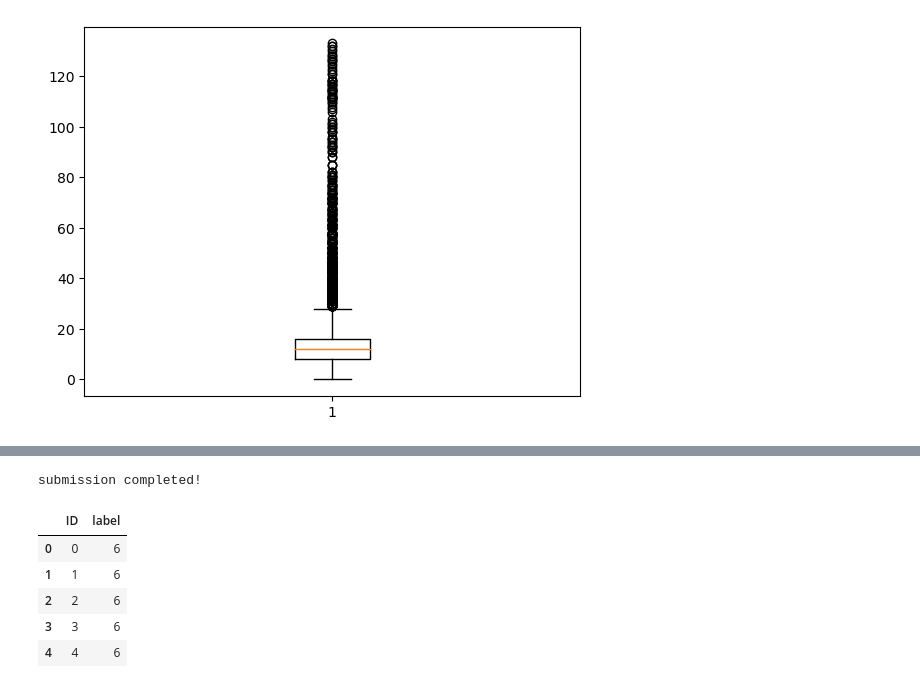
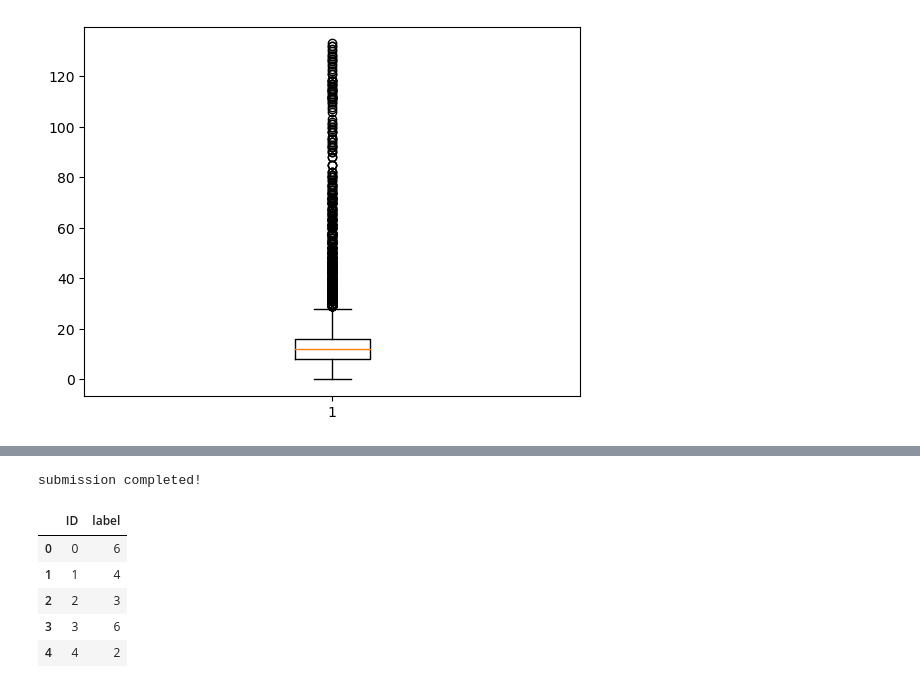
Before and after one commit to dkqp/Kaggle, a Jupyter notebook: notebooks/discrimination.ipynb, the cells around one changed output, grey strips where cells are left out. Drawn from its saved outputs; the diff is of its cells as text; code cells hidden in the pictures.

Commit message:
discrimination/submit_1

```diff
--- a/notebooks/discrimination.ipynb
+++ b/notebooks/discrimination.ipynb
@@ -298,7 +298,7 @@ model_glove = RNN_LSTM_attention(
     output_dim=num_classes,
     num_layers=3,
     bidirectional=False,
-    dropout=0.1
+    dropout=0.2
 )
 # %%
 summary(model_w2v), summary(model_glove)
@@ -321,13 +321,13 @@ summary(model_w2v), summary(model_glove)
  Non-trainable params: 35,804,300
  =================================================================)
 # %%
-model = model_w2v
+model = model_glove
 
 tuning_results = engine.HP_tune_train(
     model=model,
     model_generator=None,
     model_weights=None,
-    model_name='LSTM_attention_w2v_discrimination',
+    model_name='LSTM_bi_attention_glove_discrimination',
     train_dataset=train_dataset_sub,
     test_dataset=val_dataset_sub,
     class_names=class_names,
@@ -360,3 +379,6 @@ KeyboardInterrupt:
 133 0 13.616570327552987 112.99749035680739
 55 / 15570
 [figure]
+# %%
+loaded_weight = torch.load('..\models\discrimination\LSTM_attention_glove_discrimination_LR_0.0001_WD_0.0001_BS_64_GA_1_EPOCH_0_TEST-ACC_0.7751.pth')
+model.load_state_dict(loaded_weight)
@@ -384,3 +408,6 @@ with torch.inference_mode():
 
     test_logits = model(torch.tensor(indices).unsqueeze(0).to(device))
     labels.append(class_names[torch.argmax(test_logits.squeeze(0).cpu())])
+# %%
+test_data['label'] = [idx_to_class[label] for label in labels]
+test_data
@@ -387,13 +428,13 @@ with torch.inference_mode():
 # %%
 submission_data = pd.DataFrame({'ID': range(len(test_data)), 'label': labels})
-submission_data.to_csv('../submissions/discrimination/submission.csv')
+submission_data.to_csv('../submissions/discrimination/submission.csv', index=False)
 print('submission completed!')
 submission_data.head()
 # %% [output]
 submission completed!
 |  | ID | label |
 | 0 | 0 | 6 |
-| 1 | 1 | 6 |
-| 2 | 2 | 6 |
+| 1 | 1 | 4 |
+| 2 | 2 | 3 |
 | 3 | 3 | 6 |
-| 4 | 4 | 6 |
+| 4 | 4 | 2 |
```
Also changed, not shown: parts of 8 cells of this notebook, 3 other files.
